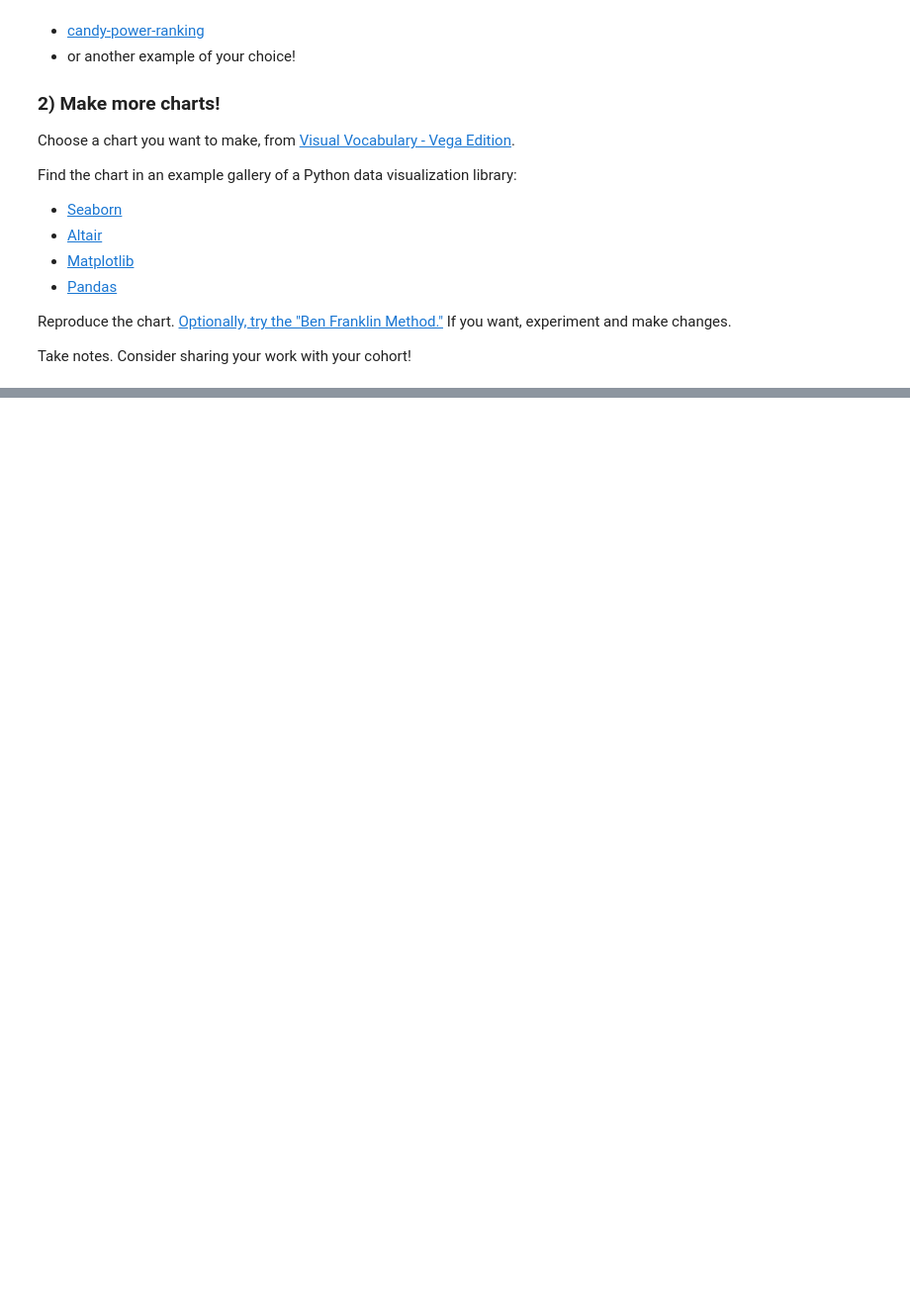
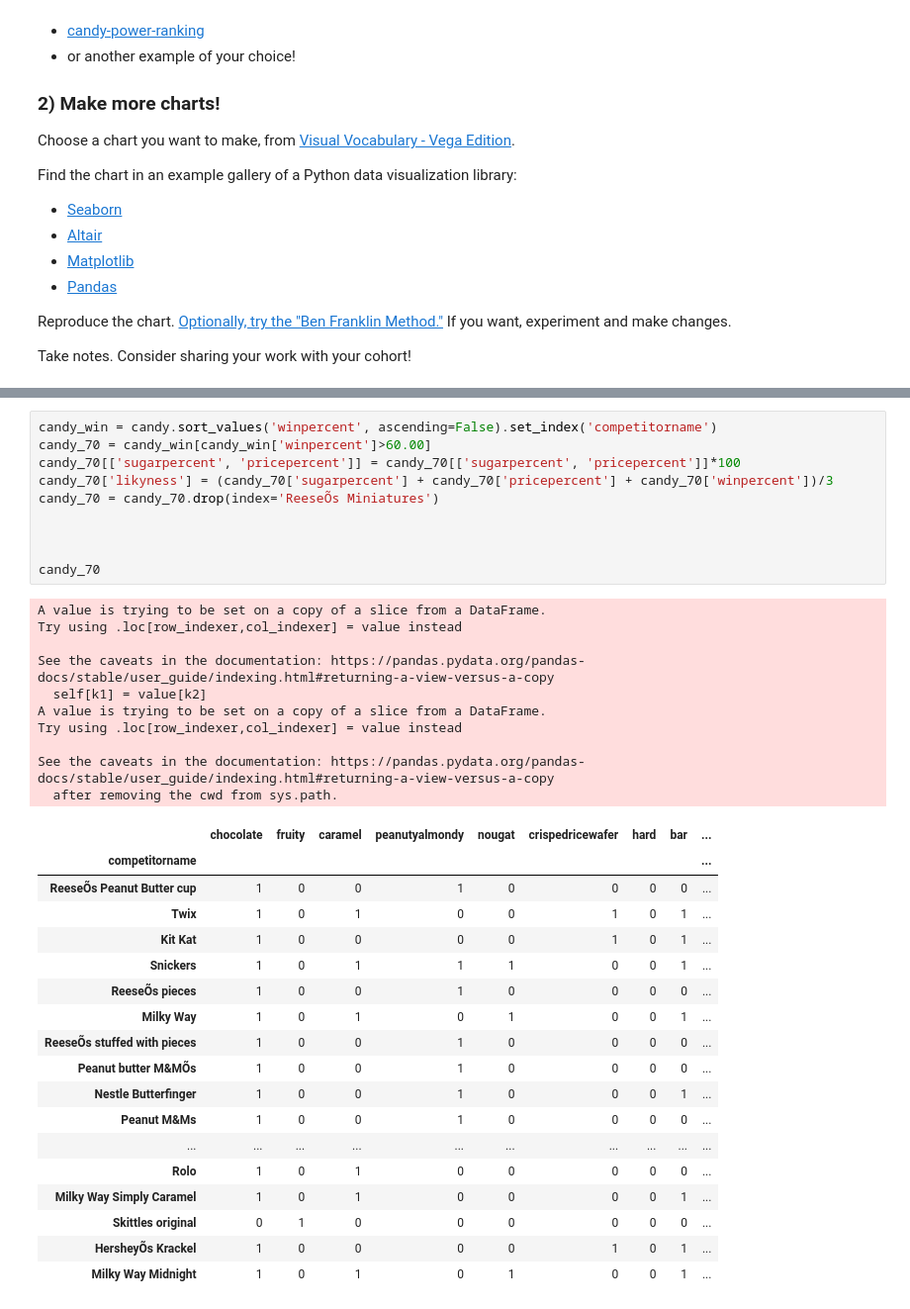
Before and after one commit to JoshuaHaga/DS-Unit-1-Sprint-1-Data-Wrangling-and-Storytelling, a Jupyter notebook: module4-make-explanatory-visualizations/LS_DS_114_Make_Explanatory_Visualizations_Assignment.ipynb, the cells around one changed output, grey strips where cells are left out. Shown at 99% size. Cells and saved outputs as stored; diff of their text form; blank space fills up the shorter version.

```diff
--- a/module4-make-explanatory-visualizations/LS_DS_114_Make_Explanatory_Visualizations_Assignment.ipynb
+++ b/module4-make-explanatory-visualizations/LS_DS_114_Make_Explanatory_Visualizations_Assignment.ipynb
@@ -213,0 +233,39 @@ Take notes. Consider sharing your work with your cohort!
+# %%
+candy_win = candy.sort_values('winpercent', ascending=False).set_index('competitorname')
+candy_70 = candy_win[candy_win['winpercent']>60.00]
+candy_70[['sugarpercent', 'pricepercent']] = candy_70[['sugarpercent', 'pricepercent']]*100
+candy_70['likyness'] = (candy_70['sugarpercent'] + candy_70['pricepercent'] + candy_70['winpercent'])/3
+candy_70 = candy_70.drop(index='ReeseÕs Miniatures')
+
+
+
+candy_70
+# %% [output]
+A value is trying to be set on a copy of a slice from a DataFrame.
+Try using .loc[row_indexer,col_indexer] = value instead
+
+See the caveats in the documentation: https://pandas.pydata.org/pandas-docs/stable/user_guide/indexing.html#returning-a-view-versus-a-copy
+  self[k1] = value[k2]
+A value is trying to be set on a copy of a slice from a DataFrame.
+Try using .loc[row_indexer,col_indexer] = value instead
+
+See the caveats in the documentation: https://pandas.pydata.org/pandas-docs/stable/user_guide/indexing.html#returning-a-view-versus-a-copy
+  after removing the cwd from sys.path.
+|  | chocolate | fruity | caramel | peanutyalmondy | nougat | crispedricewafer | hard | bar | ... |
+| competitorname |  |  |  |  |  |  |  |  | ... |
+| ReeseÕs Peanut Butter cup | 1 | 0 | 0 | 1 | 0 | 0 | 0 | 0 | ... |
+| Twix | 1 | 0 | 1 | 0 | 0 | 1 | 0 | 1 | ... |
+| Kit Kat | 1 | 0 | 0 | 0 | 0 | 1 | 0 | 1 | ... |
+| Snickers | 1 | 0 | 1 | 1 | 1 | 0 | 0 | 1 | ... |
+| ReeseÕs pieces | 1 | 0 | 0 | 1 | 0 | 0 | 0 | 0 | ... |
+| Milky Way | 1 | 0 | 1 | 0 | 1 | 0 | 0 | 1 | ... |
+| ReeseÕs stuffed with pieces | 1 | 0 | 0 | 1 | 0 | 0 | 0 | 0 | ... |
+| Peanut butter M&MÕs | 1 | 0 | 0 | 1 | 0 | 0 | 0 | 0 | ... |
+| Nestle Butterfinger | 1 | 0 | 0 | 1 | 0 | 0 | 0 | 1 | ... |
+| Peanut M&Ms | 1 | 0 | 0 | 1 | 0 | 0 | 0 | 0 | ... |
+| ... | ... | ... | ... | ... | ... | ... | ... | ... | ... |
+| Rolo | 1 | 0 | 1 | 0 | 0 | 0 | 0 | 0 | ... |
+| Milky Way Simply Caramel | 1 | 0 | 1 | 0 | 0 | 0 | 0 | 1 | ... |
+| Skittles original | 0 | 1 | 0 | 0 | 0 | 0 | 0 | 0 | ... |
+| HersheyÕs Krackel | 1 | 0 | 0 | 0 | 0 | 1 | 0 | 1 | ... |
+| Milky Way Midnight | 1 | 0 | 1 | 0 | 1 | 0 | 0 | 1 | ... |
```
Also changed, not shown: parts of 4 cells of this notebook.
